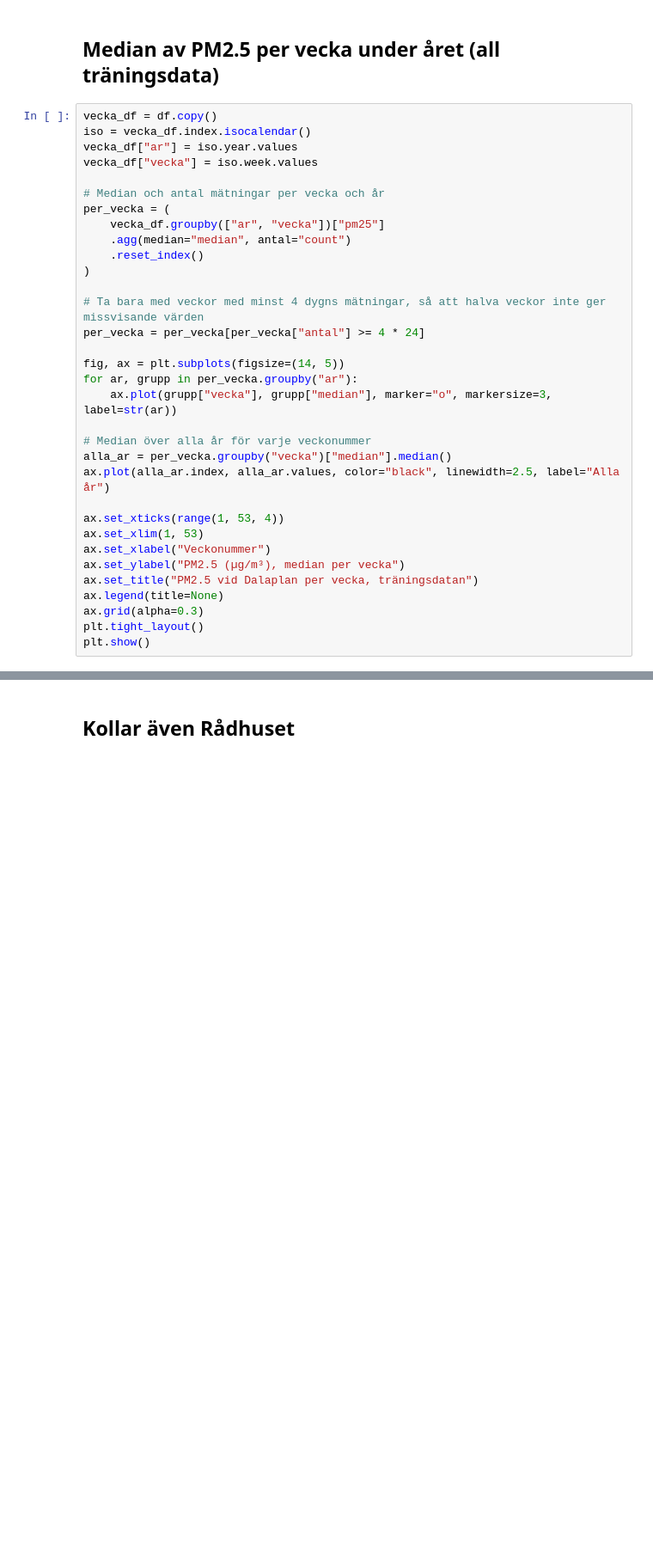
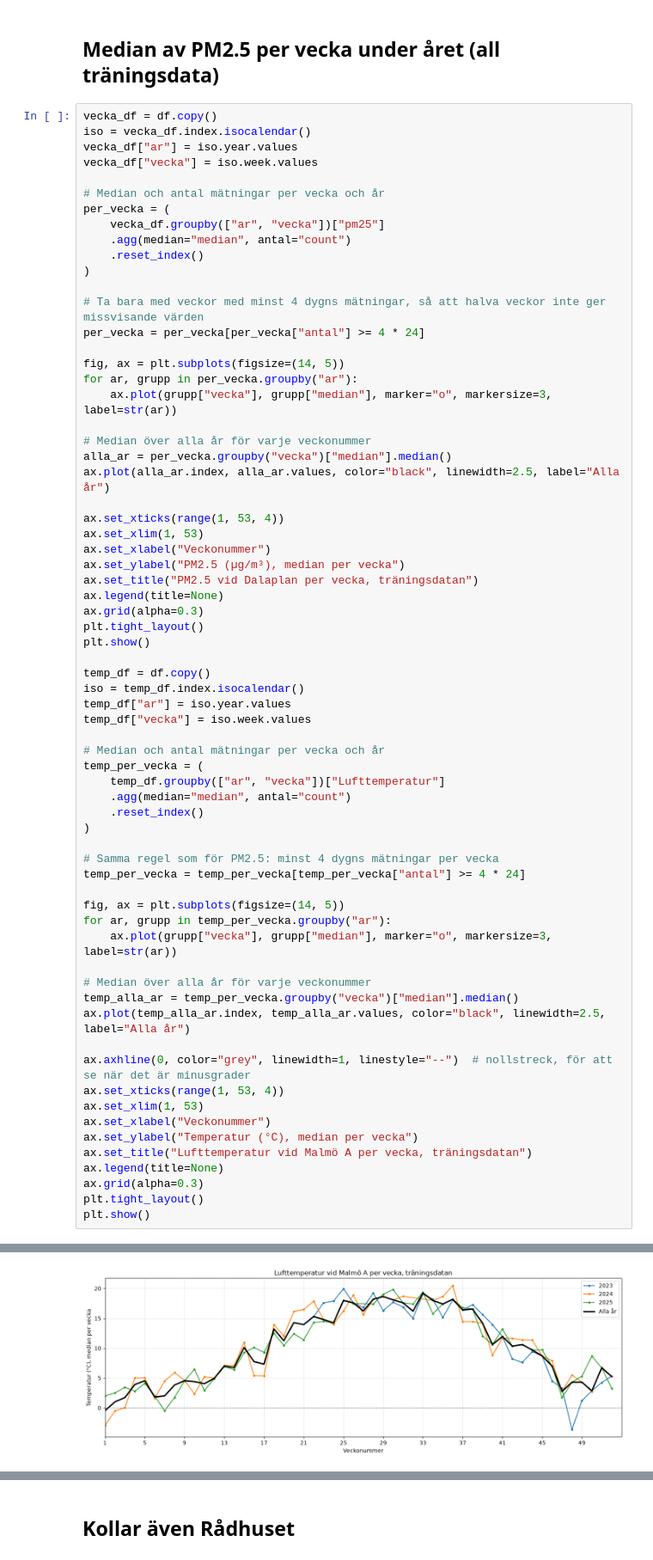
Before and after one commit to JakobWorkingHard/predicting_PM2.5, a Jupyter notebook: notebooks/PM25_timestamps.ipynb, the cells around one changed output, grey strips where cells are left out. Shown at 86% size. Saved outputs shown, nothing was run; the diff lists cells and outputs as text; blank space fills up the shorter version.

```diff
--- a/notebooks/PM25_timestamps.ipynb
+++ b/notebooks/PM25_timestamps.ipynb
@@ -127,30 +145,65 @@ vecka_df["vecka"] = iso.week.values
 
 # Median och antal mätningar per vecka och år
 per_vecka = (
     vecka_df.groupby(["ar", "vecka"])["pm25"]
     .agg(median="median", antal="count")
     .reset_index()
 )
 
 # Ta bara med veckor med minst 4 dygns mätningar, så att halva veckor inte ger missvisande värden
 per_vecka = per_vecka[per_vecka["antal"] >= 4 * 24]
 
 fig, ax = plt.subplots(figsize=(14, 5))
 for ar, grupp in per_vecka.groupby("ar"):
     ax.plot(grupp["vecka"], grupp["median"], marker="o", markersize=3, label=str(ar))
 
 # Median över alla år för varje veckonummer
 alla_ar = per_vecka.groupby("vecka")["median"].median()
 ax.plot(alla_ar.index, alla_ar.values, color="black", linewidth=2.5, label="Alla år")
 
 ax.set_xticks(range(1, 53, 4))
 ax.set_xlim(1, 53)
 ax.set_xlabel("Veckonummer")
 ax.set_ylabel("PM2.5 (µg/m³), median per vecka")
 ax.set_title("PM2.5 vid Dalaplan per vecka, träningsdatan")
 ax.legend(title=None)
 ax.grid(alpha=0.3)
 plt.tight_layout()
 plt.show()
+
+temp_df = df.copy()
+iso = temp_df.index.isocalendar()
+temp_df["ar"] = iso.year.values
+temp_df["vecka"] = iso.week.values
+
+# Median och antal mätningar per vecka och år
+temp_per_vecka = (
+    temp_df.groupby(["ar", "vecka"])["Lufttemperatur"]
+    .agg(median="median", antal="count")
+    .reset_index()
+)
+
+# Samma regel som för PM2.5: minst 4 dygns mätningar per vecka
+temp_per_vecka = temp_per_vecka[temp_per_vecka["antal"] >= 4 * 24]
+
+fig, ax = plt.subplots(figsize=(14, 5))
+for ar, grupp in temp_per_vecka.groupby("ar"):
+    ax.plot(grupp["vecka"], grupp["median"], marker="o", markersize=3, label=str(ar))
+
+# Median över alla år för varje veckonummer
+temp_alla_ar = temp_per_vecka.groupby("vecka")["median"].median()
+ax.plot(temp_alla_ar.index, temp_alla_ar.values, color="black", linewidth=2.5, label="Alla år")
+
+ax.axhline(0, color="grey", linewidth=1, linestyle="--")  # nollstreck, för att se när det är minusgrader
+ax.set_xticks(range(1, 53, 4))
+ax.set_xlim(1, 53)
+ax.set_xlabel("Veckonummer")
+ax.set_ylabel("Temperatur (°C), median per vecka")
+ax.set_title("Lufttemperatur vid Malmö A per vecka, träningsdatan")
+ax.legend(title=None)
+ax.grid(alpha=0.3)
+plt.tight_layout()
+plt.show()
 # %% [output]
 [figure]
+[figure, added]
```
Also changed, not shown: parts of 5 cells of this notebook, 2 other files.
